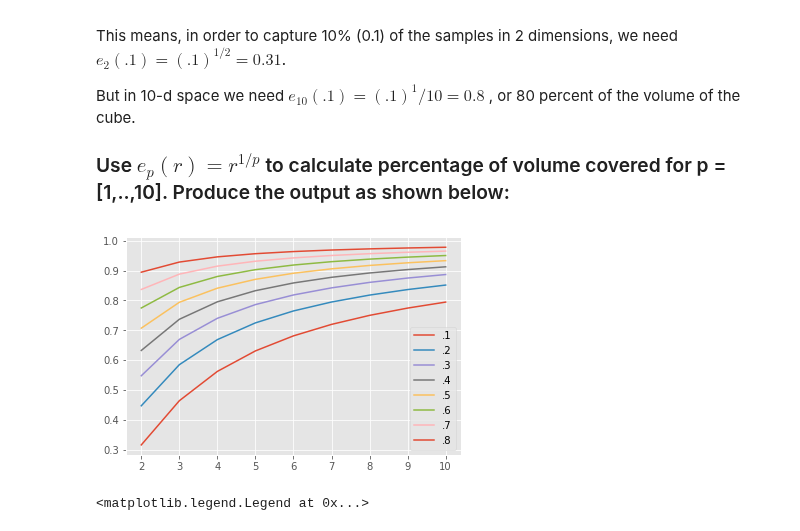
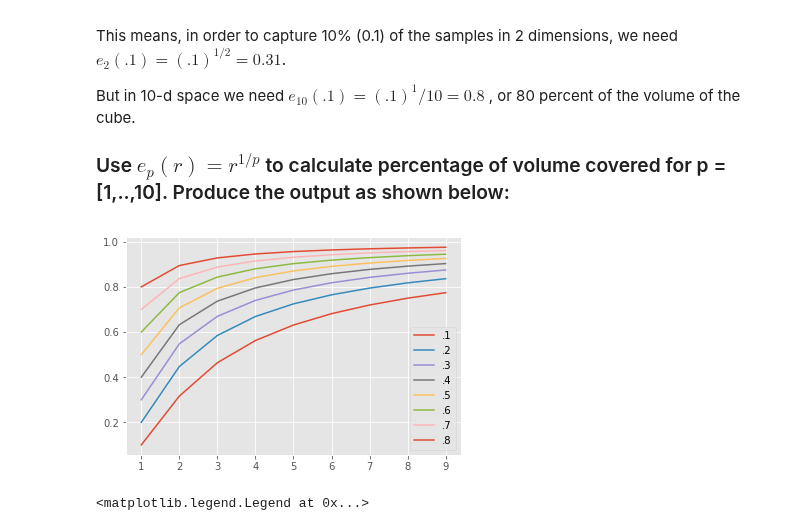
Before and after one commit to danjizquierdo/dsc-3-34-03-curse-of-dimensionality-simulation-lab-nyc-ds-career-012819, a Jupyter notebook: index.ipynb, the cells around one changed output. Drawn from its saved outputs; the diff is of its cells as text; code cells hidden in the pictures.

```diff
--- a/index.ipynb
+++ b/index.ipynb
@@ -85,17 +85,17 @@ But in 10-d space we need $e_10(.1)=(.1)^1/10=0.8$ , or 80 percent of the volume
 # %%
 pct = []
 dim = []
 fig=plt.figure()
 for r in range(1,9):
     pct = []
     dim = []
-    for p in range(1,11):
+    for p in range(1,10):
         pct.append(np.power(r/10,1/p))
         dim.append(p)
     plt.plot(dim,pct)
 plt.legend(['.1','.2','.3','.4','.5','.6','.7','.8','.9']);
 # %% [output]
-[figure, old version]
+[figure, new version]
 # %%
 # Your code here
 # %% [output]
```
